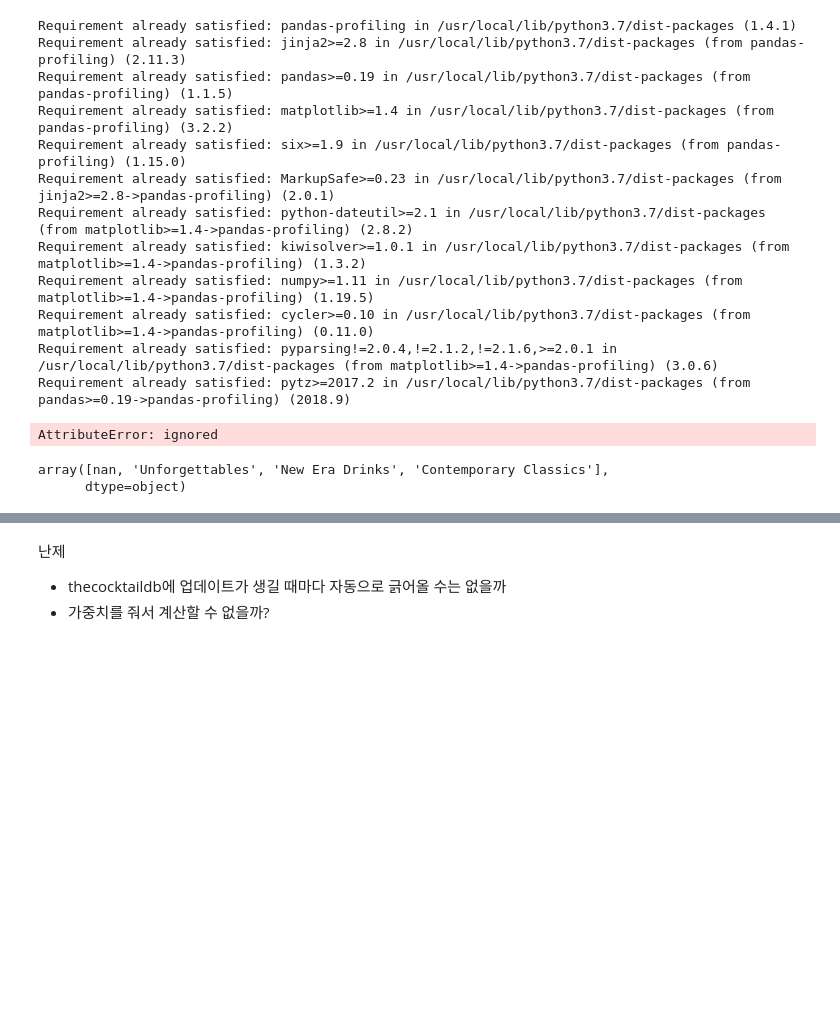
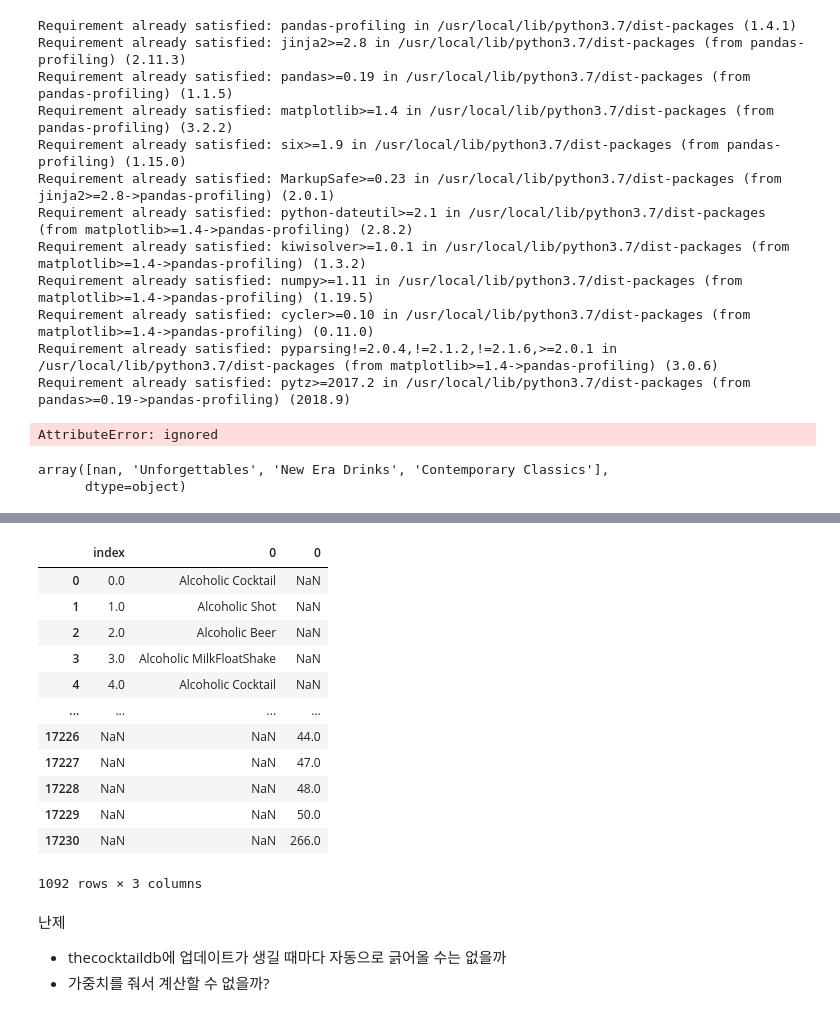
Before and after one commit to yk-Jeong/Codestates_Project, a Jupyter notebook: AI_08_정유경_Section3.ipynb, the cells around one changed output, grey strips where cells are left out. Drawn from its saved outputs; the diff is of its cells as text; code cells hidden in the pictures; blank space fills up the shorter version.

```diff
--- a/AI_08_정유경_Section3.ipynb
+++ b/AI_08_정유경_Section3.ipynb
@@ -181,0 +202,4 @@ df['Ingredient1'].unique()
+# %%
+df_test= df['Alcoholic'].astype(str) + ' '+ df['Category'].astype(str)
+df_test.replace(' / ', '', regex=True, inplace=True)
+df_test
@@ -181,0 +238,4 @@ df['Ingredient1'].unique()
+# %%
+# DataFrame의 인덱스를 재설정하고 역방향 매핑을 구성
+df_test = df_test.reset_index()
+indices = pd.Series(df_test.index, index=df['ID'])
@@ -182,3 +287,20 @@ df['Ingredient1'].unique()
+# %%
+result = pd.concat([df_test, indices], axis=1)
+result
+# %% [output]
+|  | index | 0 | 0 |
+| 0 | 0.0 | Alcoholic Cocktail | NaN |
+| 1 | 1.0 | Alcoholic Shot | NaN |
+| 2 | 2.0 | Alcoholic Beer | NaN |
+| 3 | 3.0 | Alcoholic MilkFloatShake | NaN |
+| 4 | 4.0 | Alcoholic Cocktail | NaN |
+| ... | ... | ... | ... |
+| 17226 | NaN | NaN | 44.0 |
+| 17227 | NaN | NaN | 47.0 |
+| 17228 | NaN | NaN | 48.0 |
+| 17229 | NaN | NaN | 50.0 |
+| 17230 | NaN | NaN | 266.0 |
+1092 rows × 3 columns
 # %% [markdown]
 난제
 
```
Also changed, not shown: parts of 10 cells of this notebook.
